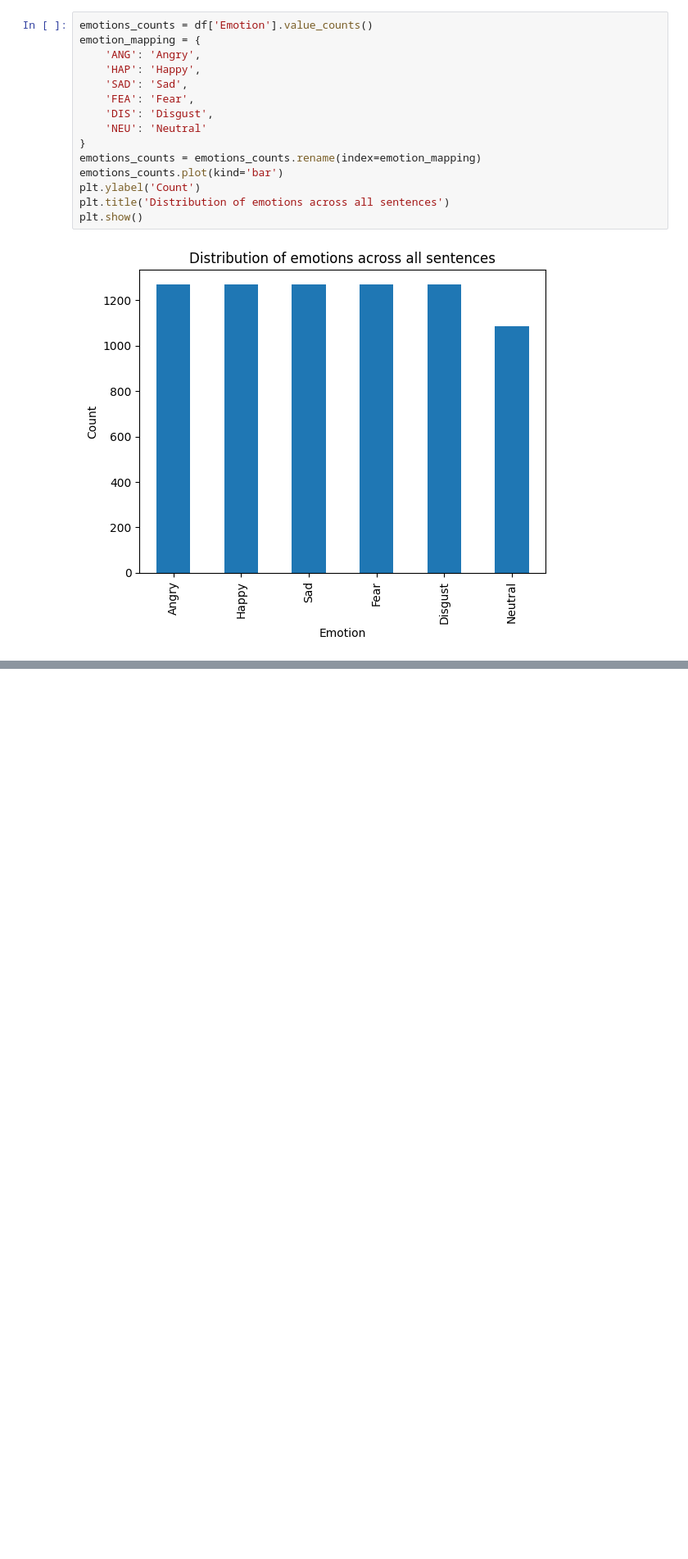
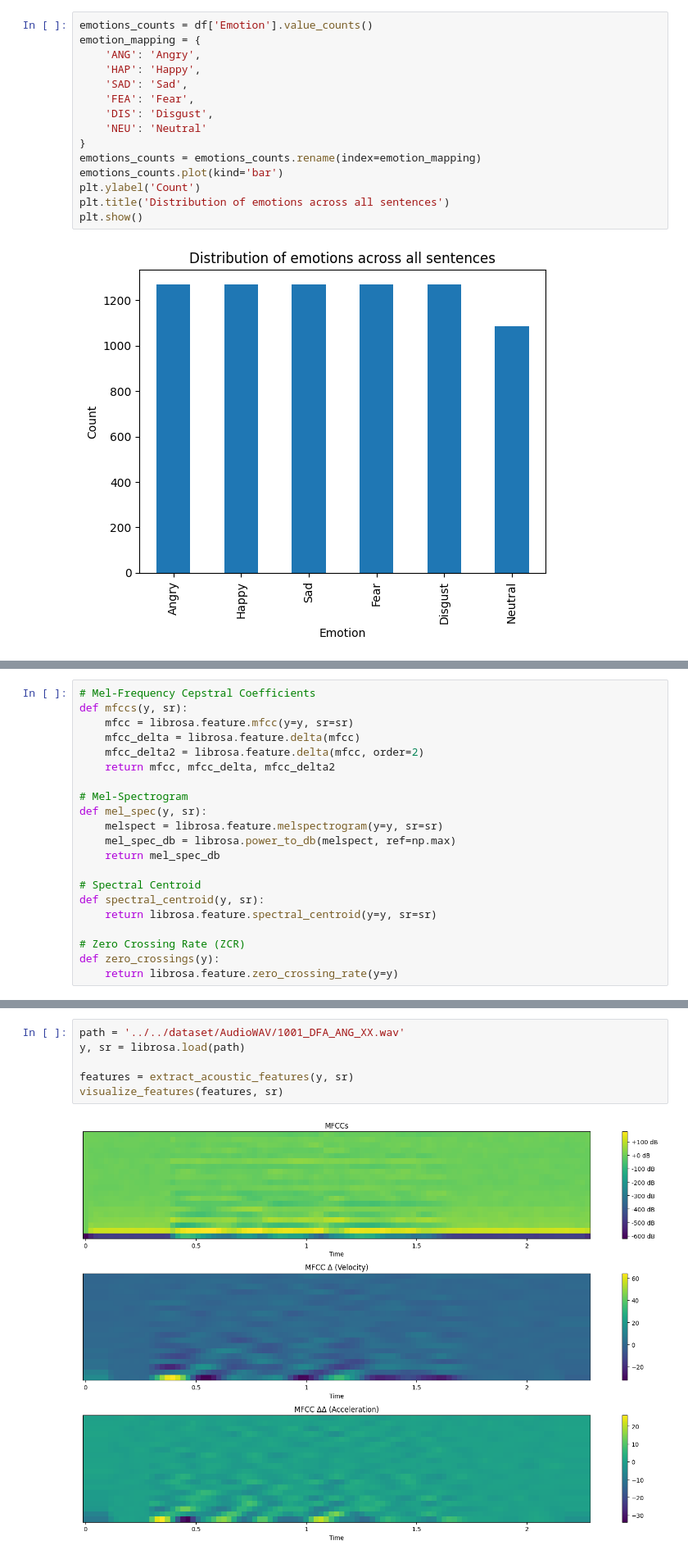
Before and after one commit to MilicaRadojevic/voice_emotion_recognition, a Jupyter notebook: src/notebooks/preprocessing.ipynb, the cells around one changed output, grey strips where cells are left out. Shown: that part at 82% size. Saved outputs shown, nothing was run; the diff lists cells and outputs as text; blank space fills up the shorter version.

Commit message:
extracting and visualizing acoustic features

```diff
--- a/src/notebooks/preprocessing.ipynb
+++ b/src/notebooks/preprocessing.ipynb
@@ -70,0 +75,21 @@ plt.show()
+# %%
+# Mel-Frequency Cepstral Coefficients
+def mfccs(y, sr):
+    mfcc = librosa.feature.mfcc(y=y, sr=sr)
+    mfcc_delta = librosa.feature.delta(mfcc)
+    mfcc_delta2 = librosa.feature.delta(mfcc, order=2)
+    return mfcc, mfcc_delta, mfcc_delta2
+
+# Mel-Spectrogram
+def mel_spec(y, sr):
+    melspect = librosa.feature.melspectrogram(y=y, sr=sr)
+    mel_spec_db = librosa.power_to_db(melspect, ref=np.max)
+    return mel_spec_db
+
+# Spectral Centroid
+def spectral_centroid(y, sr):
+    return librosa.feature.spectral_centroid(y=y, sr=sr)
+
+# Zero Crossing Rate (ZCR)
+def zero_crossings(y):
+    return librosa.feature.zero_crossing_rate(y=y)
@@ -70,0 +161,8 @@ plt.show()
+# %%
+path = '../../dataset/AudioWAV/1001_DFA_ANG_XX.wav'
+y, sr = librosa.load(path)
+
+features = extract_acoustic_features(y, sr)
+visualize_features(features, sr)
+# %% [output]
+[figure, added]
```
Also changed, not shown: parts of 4 cells of this notebook, 1 other file.
